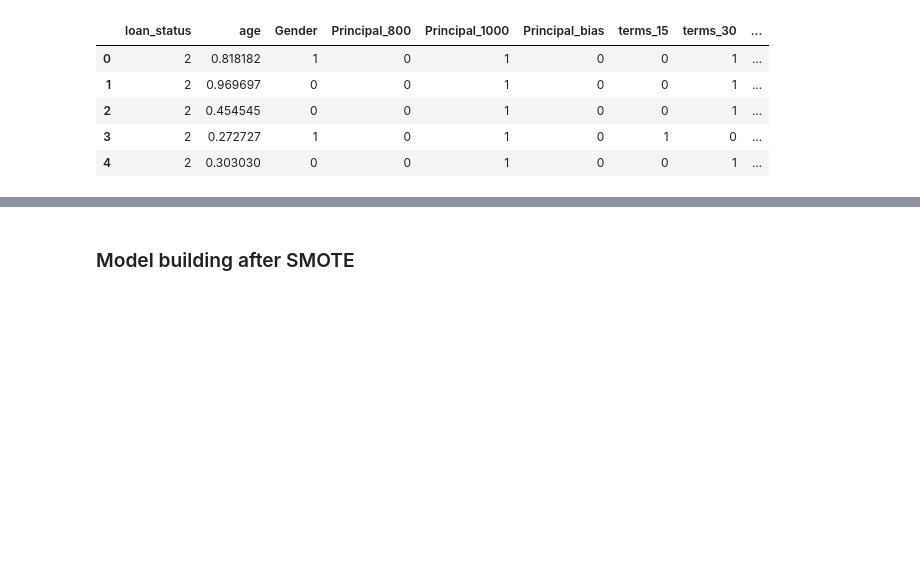
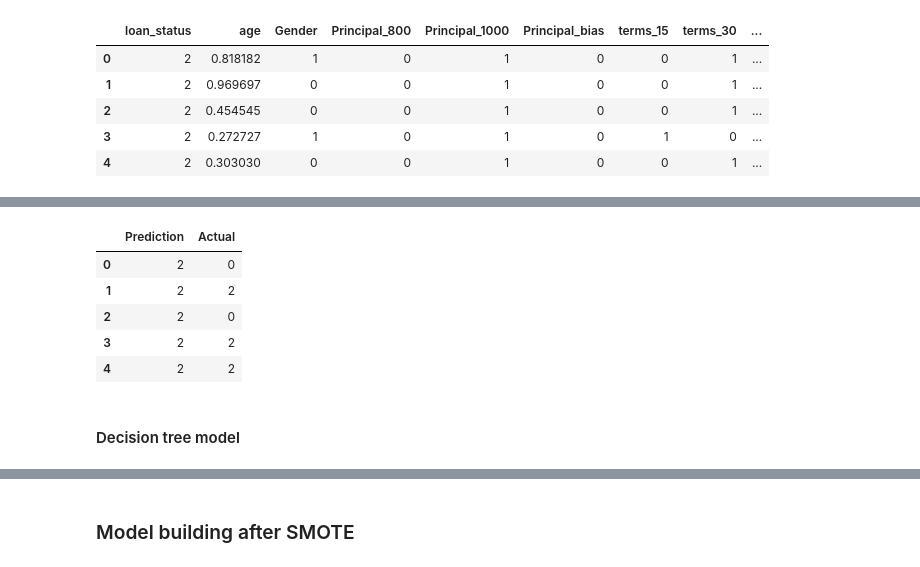
Before and after one commit to kiranexcell/Loan-repayment-project, a Jupyter notebook: Loan repayment project.ipynb, the cells around one changed output, grey strips where cells are left out. Drawn from its saved outputs; the diff is of its cells as text; code cells hidden in the pictures; blank space fills up the shorter version.

```diff
--- a/Loan repayment project.ipynb
+++ b/Loan repayment project.ipynb
@@ -276,0 +288,14 @@ final_df
+# %%
+final_df_lr = pd.DataFrame()
+final_df_lr["Prediction"] = y_pred
+final_df_lr["Actual"] = y_test.values
+final_df_lr.head()
+# %% [output]
+|  | Prediction | Actual |
+| 0 | 2 | 0 |
+| 1 | 2 | 2 |
+| 2 | 2 | 0 |
+| 3 | 2 | 2 |
+| 4 | 2 | 2 |
+# %% [markdown]
+#### Decision tree model
```
Also changed, not shown: parts of 46 cells of this notebook.
